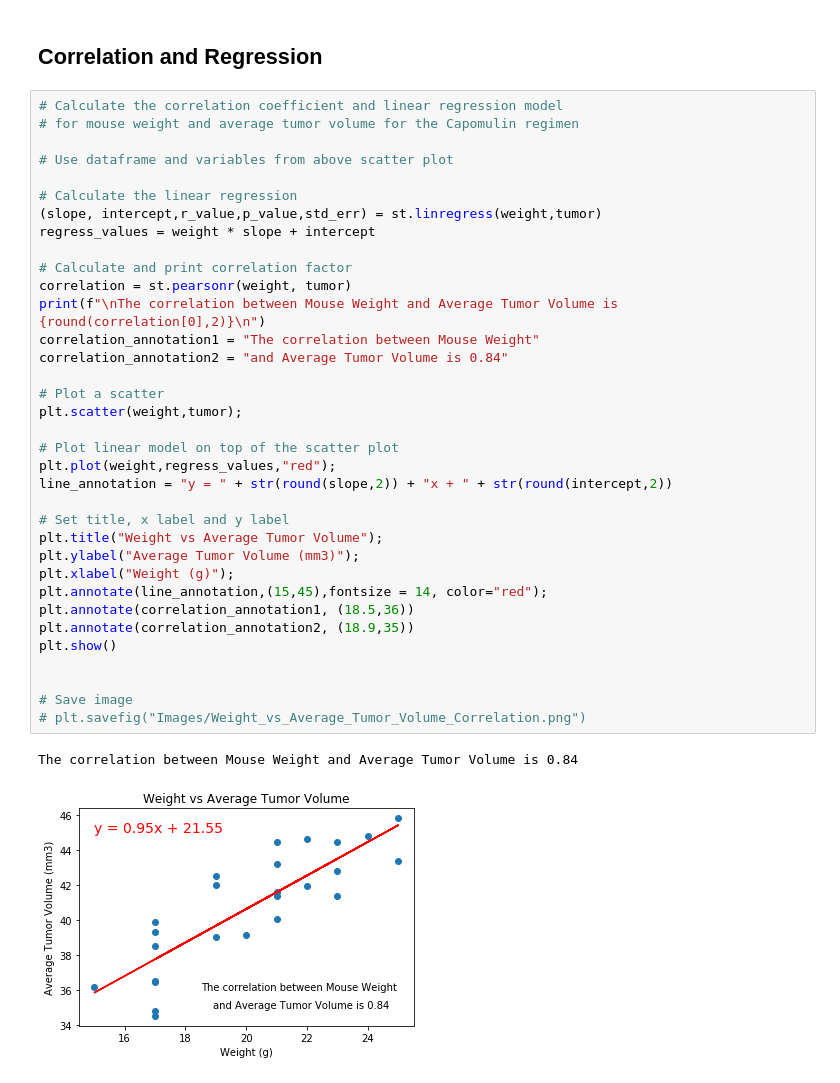
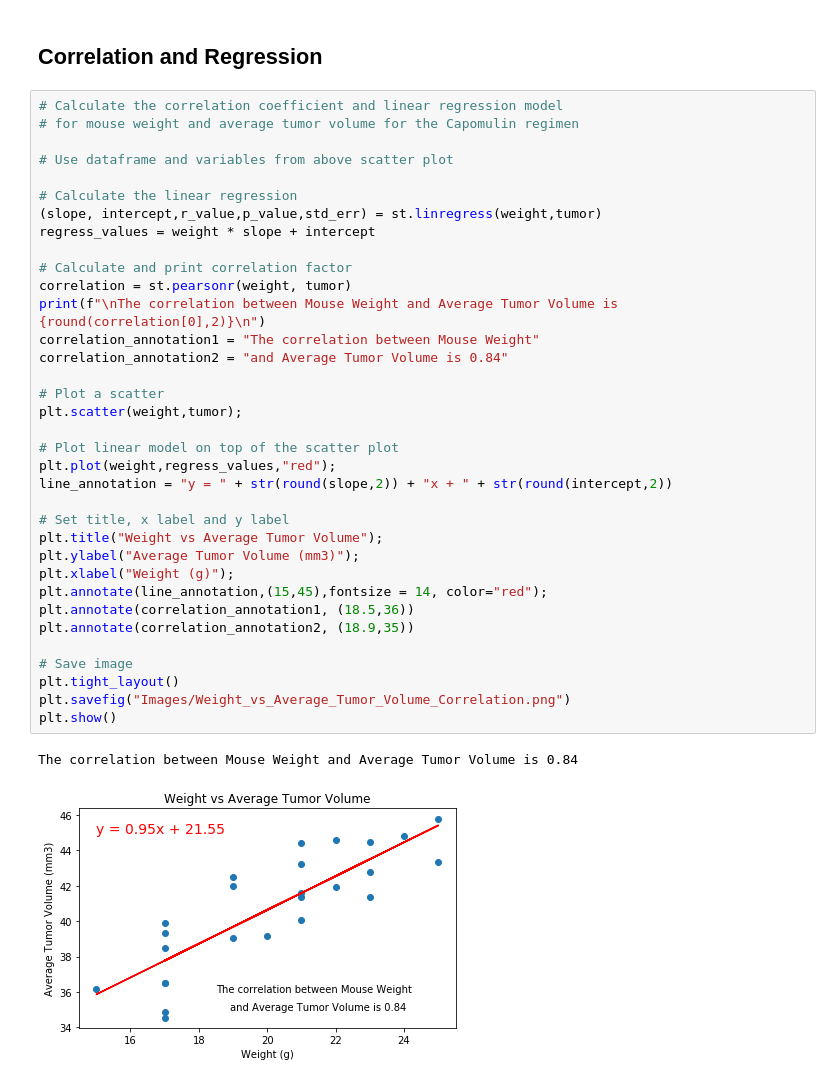
Before and after one commit to KirstieMcCown/matplotlib-challenge, a Jupyter notebook: Instructions/Pymaceuticals/pymaceuticals_starter.ipynb, the cells around one changed output. Drawn from its saved outputs; the diff is of its cells as text.

```diff
--- a/Instructions/Pymaceuticals/pymaceuticals_starter.ipynb
+++ b/Instructions/Pymaceuticals/pymaceuticals_starter.ipynb
@@ -414,34 +418,34 @@ weightvtumor.set_ylabel("Average Tumor Volume (mm3)");
 # Use dataframe and variables from above scatter plot
 
 # Calculate the linear regression
 (slope, intercept,r_value,p_value,std_err) = st.linregress(weight,tumor)
 regress_values = weight * slope + intercept
 
 # Calculate and print correlation factor
 correlation = st.pearsonr(weight, tumor)
 print(f"\nThe correlation between Mouse Weight and Average Tumor Volume is {round(correlation[0],2)}\n")
 correlation_annotation1 = "The correlation between Mouse Weight"
 correlation_annotation2 = "and Average Tumor Volume is 0.84"
 
 # Plot a scatter
 plt.scatter(weight,tumor);
 
 # Plot linear model on top of the scatter plot
 plt.plot(weight,regress_values,"red");
 line_annotation = "y = " + str(round(slope,2)) + "x + " + str(round(intercept,2))
 
 # Set title, x label and y label
 plt.title("Weight vs Average Tumor Volume");
 plt.ylabel("Average Tumor Volume (mm3)");
 plt.xlabel("Weight (g)");
 plt.annotate(line_annotation,(15,45),fontsize = 14, color="red");
 plt.annotate(correlation_annotation1, (18.5,36))
 plt.annotate(correlation_annotation2, (18.9,35))
-plt.show()
-
 
 # Save image
-# plt.savefig("Images/Weight_vs_Average_Tumor_Volume_Correlation.png")
+plt.tight_layout()
+plt.savefig("Images/Weight_vs_Average_Tumor_Volume_Correlation.png")
+plt.show()
 # %% [output]
 The correlation between Mouse Weight and Average Tumor Volume is 0.84
-[figure, old version]
+[figure, new version]
```
Also changed, not shown: parts of 12 cells of this notebook, 8 other files.
